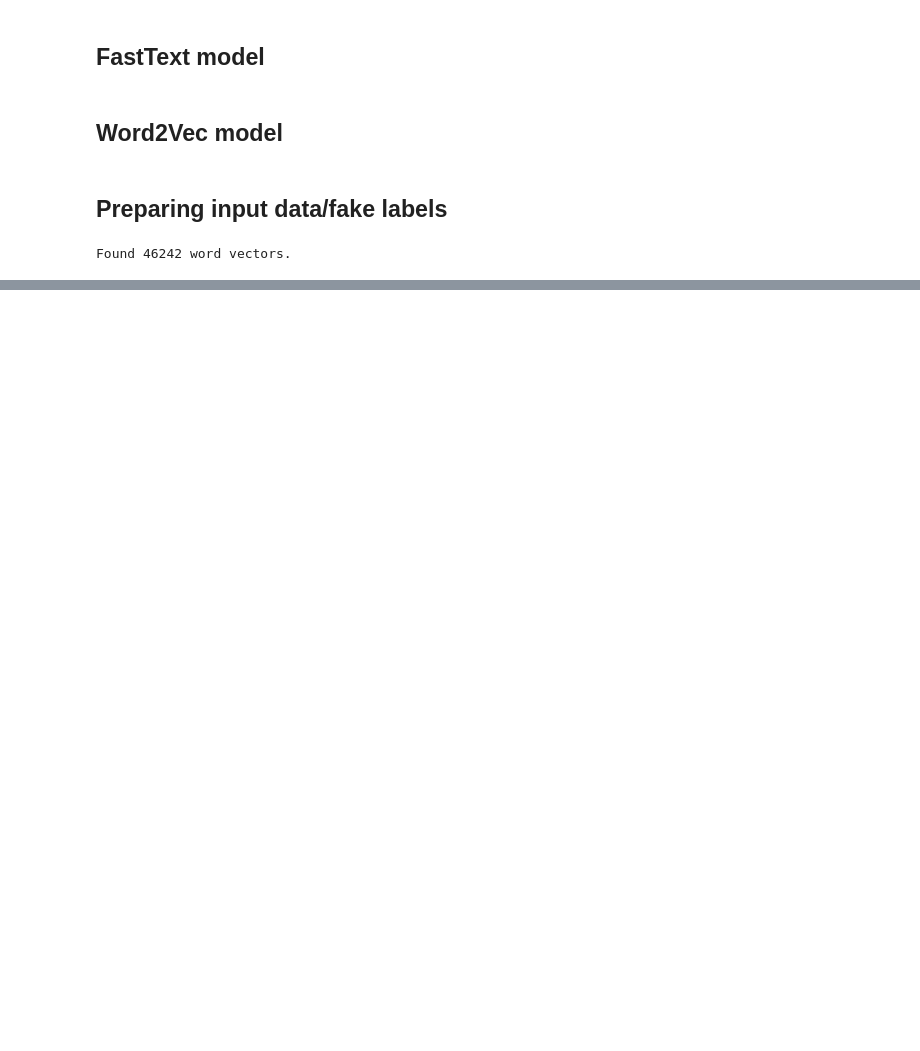
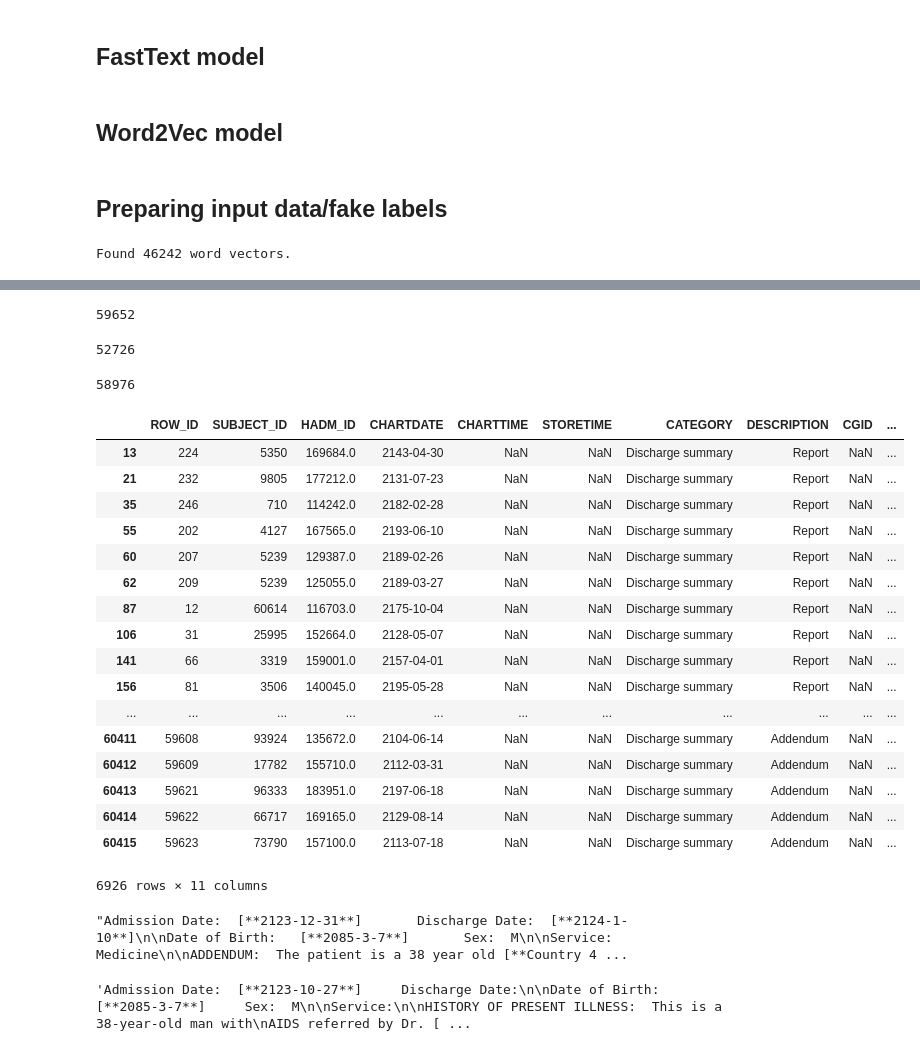
Before and after one commit to liamkl/mimic-nlp, a Jupyter notebook: python/preprocessing_scratchwork.ipynb, the cells around one changed output, grey strips where cells are left out. Saved outputs shown, nothing was run; the diff lists cells and outputs as text; code cells hidden in the pictures; blank space fills up the shorter version.

```diff
--- a/python/preprocessing_scratchwork.ipynb
+++ b/python/preprocessing_scratchwork.ipynb
@@ -250,0 +315,4 @@ Epoch 2/25
+# %%
+len(input_notes)
+# %% [output]
+59652
@@ -250,0 +327,39 @@ Epoch 2/25
+# %%
+discharge_df = df2[df2['CATEGORY'] == 'Discharge summary']
+# %%
+len(discharge_df.drop_duplicates(subset = "HADM_ID", keep = "last"))
+# %% [output]
+52726
+# %%
+len(dummy_combined)
+# %% [output]
+58976
+# %%
+discharge_df[discharge_df.duplicated('HADM_ID')]
+# %% [output]
+|  | ROW_ID | SUBJECT_ID | HADM_ID | CHARTDATE | CHARTTIME | STORETIME | CATEGORY | DESCRIPTION | CGID | ... |
+| 13 | 224 | 5350 | 169684.0 | 2143-04-30 | NaN | NaN | Discharge summary | Report | NaN | ... |
+| 21 | 232 | 9805 | 177212.0 | 2131-07-23 | NaN | NaN | Discharge summary | Report | NaN | ... |
+| 35 | 246 | 710 | 114242.0 | 2182-02-28 | NaN | NaN | Discharge summary | Report | NaN | ... |
+| 55 | 202 | 4127 | 167565.0 | 2193-06-10 | NaN | NaN | Discharge summary | Report | NaN | ... |
+| 60 | 207 | 5239 | 129387.0 | 2189-02-26 | NaN | NaN | Discharge summary | Report | NaN | ... |
+| 62 | 209 | 5239 | 125055.0 | 2189-03-27 | NaN | NaN | Discharge summary | Report | NaN | ... |
+| 87 | 12 | 60614 | 116703.0 | 2175-10-04 | NaN | NaN | Discharge summary | Report | NaN | ... |
+| 106 | 31 | 25995 | 152664.0 | 2128-05-07 | NaN | NaN | Discharge summary | Report | NaN | ... |
+| 141 | 66 | 3319 | 159001.0 | 2157-04-01 | NaN | NaN | Discharge summary | Report | NaN | ... |
+| 156 | 81 | 3506 | 140045.0 | 2195-05-28 | NaN | NaN | Discharge summary | Report | NaN | ... |
+| ... | ... | ... | ... | ... | ... | ... | ... | ... | ... | ... |
+| 60411 | 59608 | 93924 | 135672.0 | 2104-06-14 | NaN | NaN | Discharge summary | Addendum | NaN | ... |
+| 60412 | 59609 | 17782 | 155710.0 | 2112-03-31 | NaN | NaN | Discharge summary | Addendum | NaN | ... |
+| 60413 | 59621 | 96333 | 183951.0 | 2197-06-18 | NaN | NaN | Discharge summary | Addendum | NaN | ... |
+| 60414 | 59622 | 66717 | 169165.0 | 2129-08-14 | NaN | NaN | Discharge summary | Addendum | NaN | ... |
+| 60415 | 59623 | 73790 | 157100.0 | 2113-07-18 | NaN | NaN | Discharge summary | Addendum | NaN | ... |
+6926 rows × 11 columns
+# %%
+discharge_df.iloc[441]['TEXT']
+# %% [output]
+"Admission Date:  [**2123-12-31**]       Discharge Date:  [**2124-1-10**]\n\nDate of Birth:   [**2085-3-7**]       Sex:  M\n\nService:  Medicine\n\nADDENDUM:  The patient is a 38 year old [**Country 4 ...
+# %%
+discharge_df.iloc[440]['TEXT']
+# %% [output]
+'Admission Date:  [**2123-10-27**]     Discharge Date:\n\nDate of Birth:   [**2085-3-7**]     Sex:  M\n\nService:\n\nHISTORY OF PRESENT ILLNESS:  This is a 38-year-old man with\nAIDS referred by Dr. [ ...
```
Also changed, not shown: parts of 6 cells of this notebook.
